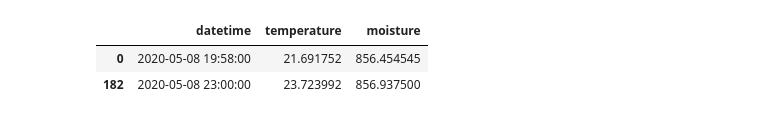
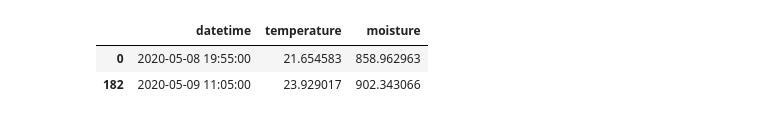
Before and after one commit to m1key/raspberry-pi, a Jupyter notebook: moist/Moisture.ipynb, the cells around one changed output. Cells and saved outputs as stored; diff of their text form; code cells hidden in the pictures.

```diff
--- a/moist/Moisture.ipynb
+++ b/moist/Moisture.ipynb
@@ -3,17 +3,17 @@
 # %%
 import pandas as pd
 
 url = 'https://raw.githubusercontent.com/m1key/raspberry-pi/master/moist/moisture.csv'
 df = pd.read_csv(url, sep=",", names=['datetime', 'temperature', 'moisture'])
 df['datetime'] = pd.to_datetime(df['datetime'])
 df = df.set_index('datetime')
-df = df.groupby(pd.Grouper(freq="1min")).mean()
+df = df.groupby(pd.Grouper(freq="5min")).mean()
 df = df.reset_index()
 df.iloc[[0, -1]]
 # %% [output]
 |  | datetime | temperature | moisture |
-| 0 | 2020-05-08 19:58:00 | 21.691752 | 856.454545 |
-| 182 | 2020-05-08 23:00:00 | 23.723992 | 856.937500 |
+| 0 | 2020-05-08 19:55:00 | 21.654583 | 858.962963 |
+| 182 | 2020-05-09 11:05:00 | 23.929017 | 902.343066 |
 # %%
 import matplotlib.pyplot as plt
 
```
Also changed, not shown: parts of 1 cell of this notebook.
